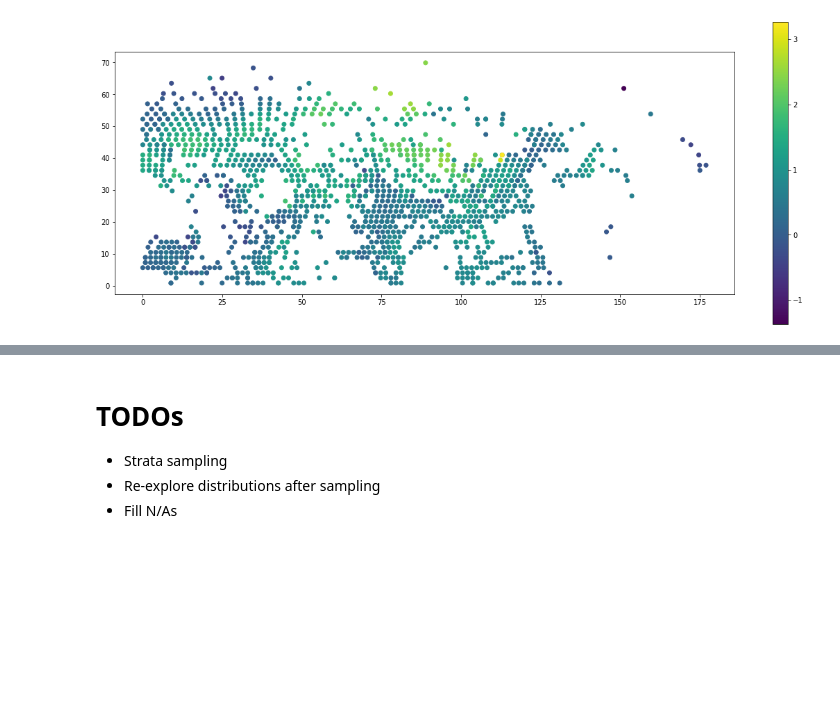
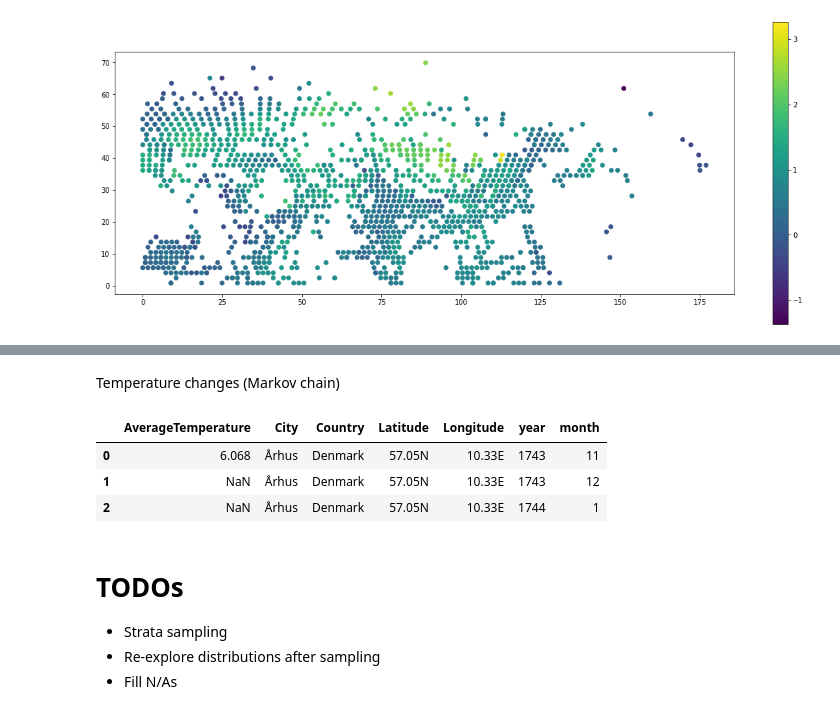
Before and after one commit to tao-pr/52-challenges, a Jupyter notebook: 004-skewed-data-classification/explore.ipynb, the cells around one changed output, grey strips where cells are left out. Cells and saved outputs as stored; diff of their text form; code cells hidden in the pictures; blank space fills up the shorter version.

```diff
--- a/004-skewed-data-classification/explore.ipynb
+++ b/004-skewed-data-classification/explore.ipynb
@@ -366,3 +375,15 @@ gf.plot(column="diff-mean", legend=True)
+# %% [markdown]
+Temperature changes (Markov chain)
+# %%
+feature = city_temp[['AverageTemperature','City','Country',
+                     'Latitude','Longitude',
+                     'year','month']]
+feature[:3]
+# %% [output]
+|  | AverageTemperature | City | Country | Latitude | Longitude | year | month |
+| 0 | 6.068 | Århus | Denmark | 57.05N | 10.33E | 1743 | 11 |
+| 1 | NaN | Århus | Denmark | 57.05N | 10.33E | 1743 | 12 |
+| 2 | NaN | Århus | Denmark | 57.05N | 10.33E | 1744 | 1 |
 # %% [markdown]
 # TODOs
 - Strata sampling
```
Also changed, not shown: parts of 2 cells of this notebook.
